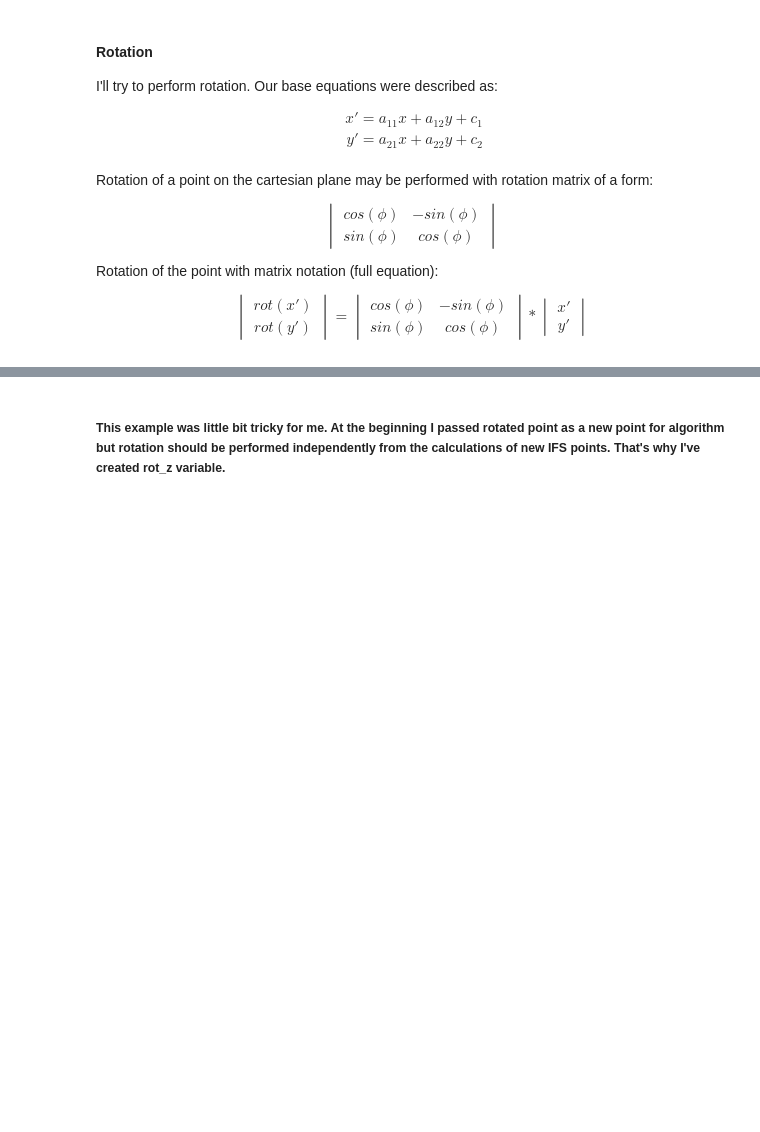
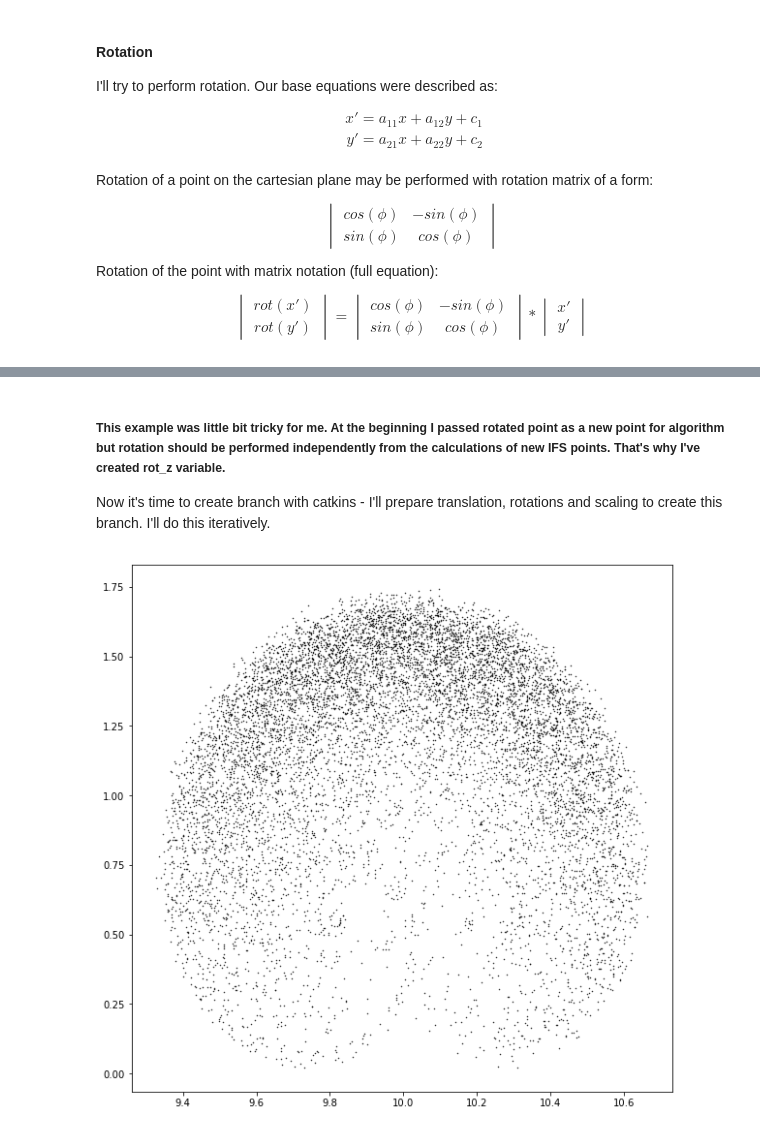
Before and after one commit to SimonMolinsky/fractals_and_chaos, a Jupyter notebook: chapter_04.ipynb, the cells around one changed output, grey strips where cells are left out. Cells and saved outputs as stored; diff of their text form; code cells hidden in the pictures; blank space fills up the shorter version.

```diff
--- a/chapter_04.ipynb
+++ b/chapter_04.ipynb
@@ -760,2 +760,4 @@ plt.show()
 # %% [markdown]
 ##### This example was little bit tricky for me. At the beginning I passed rotated point as a new point for algorithm but rotation should be performed independently from the calculations of new IFS points. That's why I've created rot_z variable.
+
+Now it's time to create branch with catkins -  I'll prepare translation, rotations and scaling to create this branch. I'll do this iteratively.
@@ -761,0 +824,9 @@ plt.show()
+# %%
+catkins_branch = [draw_catkin(10000, translate=(10, 0), rotate=0)]
+
+plt.figure(figsize=(10,10))
+for catkins in catkins_branch:
+    plt.scatter(catkins[:, 0], catkins[:, 1], s=0.2, c='black')
+plt.show()
+# %% [output]
+[figure, added]
```
Also changed, not shown: parts of 10 cells of this notebook.
